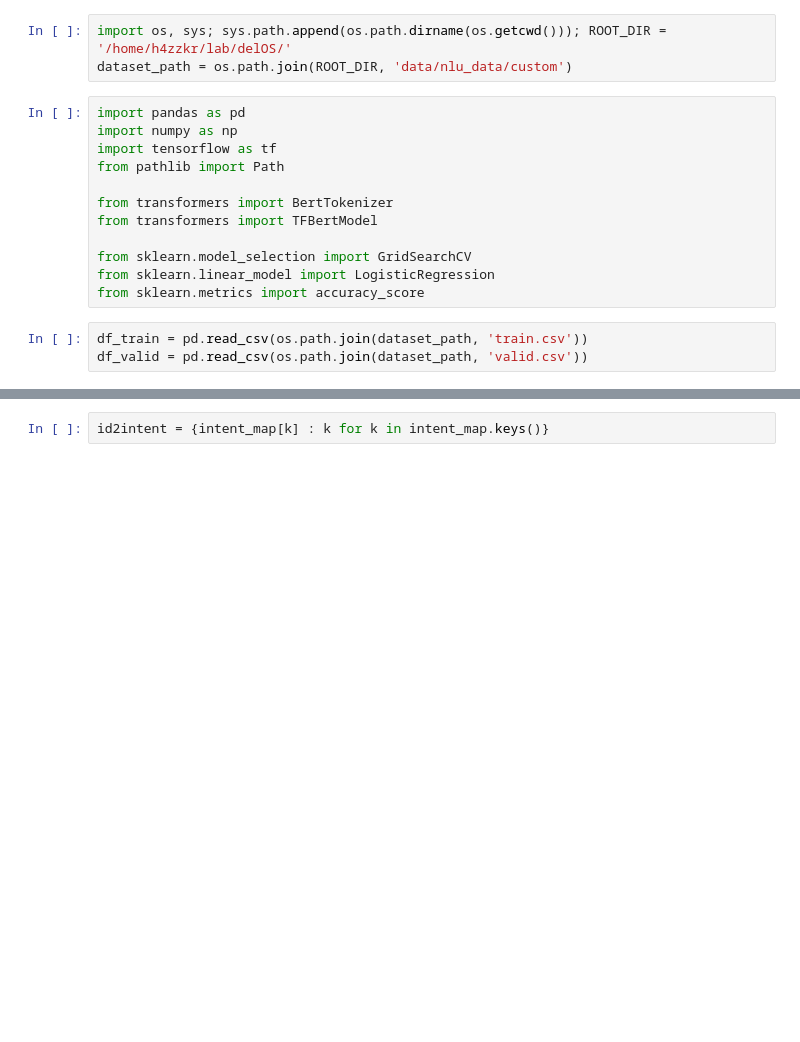
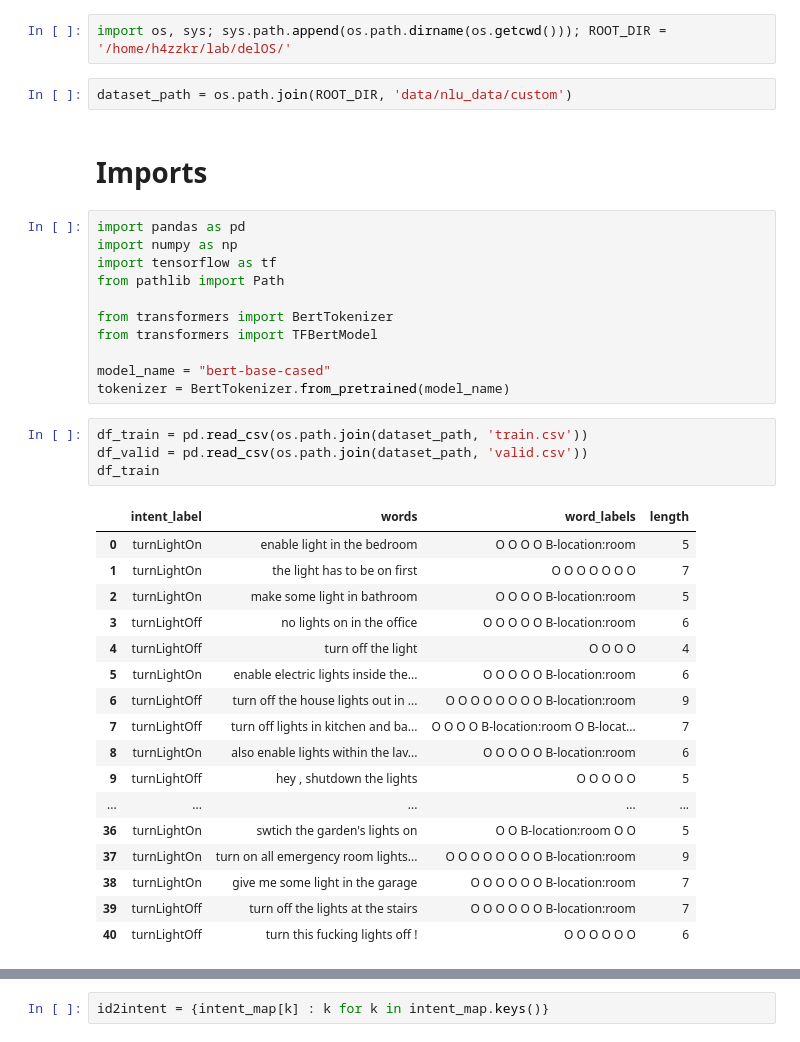
Before and after one commit to h4zzkR/delOS-core, a Jupyter notebook: notebooks/sentence_encoders.ipynb, the cells around one changed output, grey strips where cells are left out. Drawn from its saved outputs; the diff is of its cells as text; blank space fills up the shorter version.

```diff
--- a/notebooks/sentence_encoders.ipynb
+++ b/notebooks/sentence_encoders.ipynb
@@ -1,6 +1,9 @@
 # %%
 import os, sys; sys.path.append(os.path.dirname(os.getcwd())); ROOT_DIR = '/home/h4zzkr/lab/delOS/'
-dataset_path = os.path.join(ROOT_DIR, 'data/nlu_data/custom')
+# %%
+dataset_path = os.path.join(ROOT_DIR, 'data/nlu_data/custom')
+# %% [markdown]
+# Imports
 # %%
 import pandas as pd
 import numpy as np
@@ -10,9 +13,27 @@ from pathlib import Path
 from transformers import BertTokenizer
 from transformers import TFBertModel
 
-from sklearn.model_selection import GridSearchCV
-from sklearn.linear_model import LogisticRegression
-from sklearn.metrics import accuracy_score
+model_name = "bert-base-cased"
+tokenizer = BertTokenizer.from_pretrained(model_name)
 # %%
 df_train = pd.read_csv(os.path.join(dataset_path, 'train.csv'))
 df_valid = pd.read_csv(os.path.join(dataset_path, 'valid.csv'))
+df_train
+# %% [output]
+|  | intent_label | words | word_labels | length |
+| 0 | turnLightOn | enable light in the bedroom | O O O O B-location:room | 5 |
+| 1 | turnLightOn | the light has to be on first | O O O O O O O | 7 |
+| 2 | turnLightOn | make some light in bathroom | O O O O B-location:room | 5 |
+| 3 | turnLightOff | no lights on in the office | O O O O O B-location:room | 6 |
+| 4 | turnLightOff | turn off the light | O O O O | 4 |
+| 5 | turnLightOn | enable electric lights inside the... | O O O O O B-location:room | 6 |
+| 6 | turnLightOff | turn off the house lights out in ... | O O O O O O O O B-location:room | 9 |
+| 7 | turnLightOff | turn off lights in kitchen and ba... | O O O O B-location:room O B-locat... | 7 |
+| 8 | turnLightOn | also enable lights within the lav... | O O O O O B-location:room | 6 |
+| 9 | turnLightOff | hey , shutdown the lights | O O O O O | 5 |
+| ... | ... | ... | ... | ... |
+| 36 | turnLightOn | swtich the garden's lights on | O O B-location:room O O | 5 |
+| 37 | turnLightOn | turn on all emergency room lights... | O O O O O O O O B-location:room | 9 |
+| 38 | turnLightOn | give me some light in the garage | O O O O O O B-location:room | 7 |
+| 39 | turnLightOff | turn off the lights at the stairs | O O O O O O B-location:room | 7 |
+| 40 | turnLightOff | turn this fucking lights off ! | O O O O O O | 6 |
```
Also changed, not shown: parts of 39 cells of this notebook, 20 other files.
